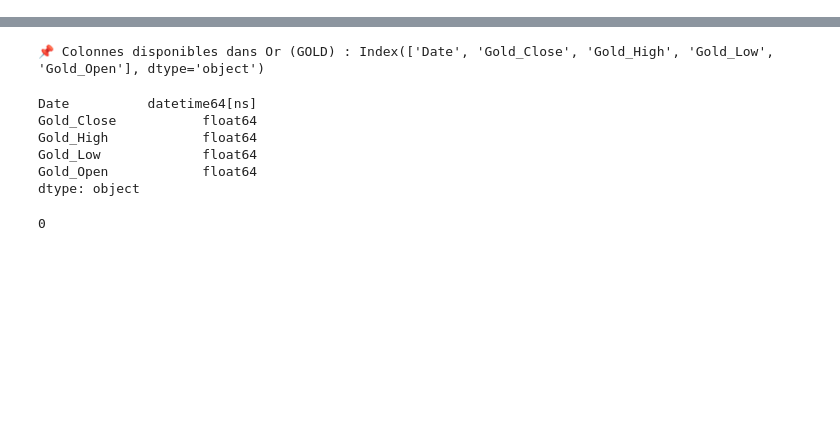
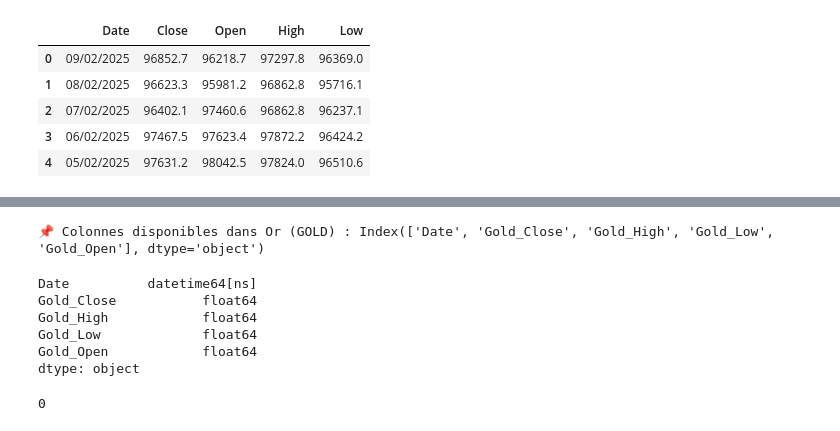
Before and after one commit to julessa/Groupe1_DataBI_Ftech, a Jupyter notebook: Jules/Analyse2.ipynb, the cells around one changed output, grey strips where cells are left out. Drawn from its saved outputs; the diff is of its cells as text; code cells hidden in the pictures; blank space fills up the shorter version.

Commit message:
Add date clean

```diff
--- a/Jules/Analyse2.ipynb
+++ b/Jules/Analyse2.ipynb
@@ -256,0 +210,9 @@ plot_boxplots(df_gold, "GOLD")
+# %%
+df_btc.head()
+# %% [output]
+|  | Date | Close | Open | High | Low |
+| 0 | 09/02/2025 | 96852.7 | 96218.7 | 97297.8 | 96369.0 |
+| 1 | 08/02/2025 | 96623.3 | 95981.2 | 96862.8 | 95716.1 |
+| 2 | 07/02/2025 | 96402.1 | 97460.6 | 96862.8 | 96237.1 |
+| 3 | 06/02/2025 | 97467.5 | 97623.4 | 97872.2 | 96424.2 |
+| 4 | 05/02/2025 | 97631.2 | 98042.5 | 97824.0 | 96510.6 |
```
Also changed, not shown: parts of 11 cells of this notebook, 6 other files.
